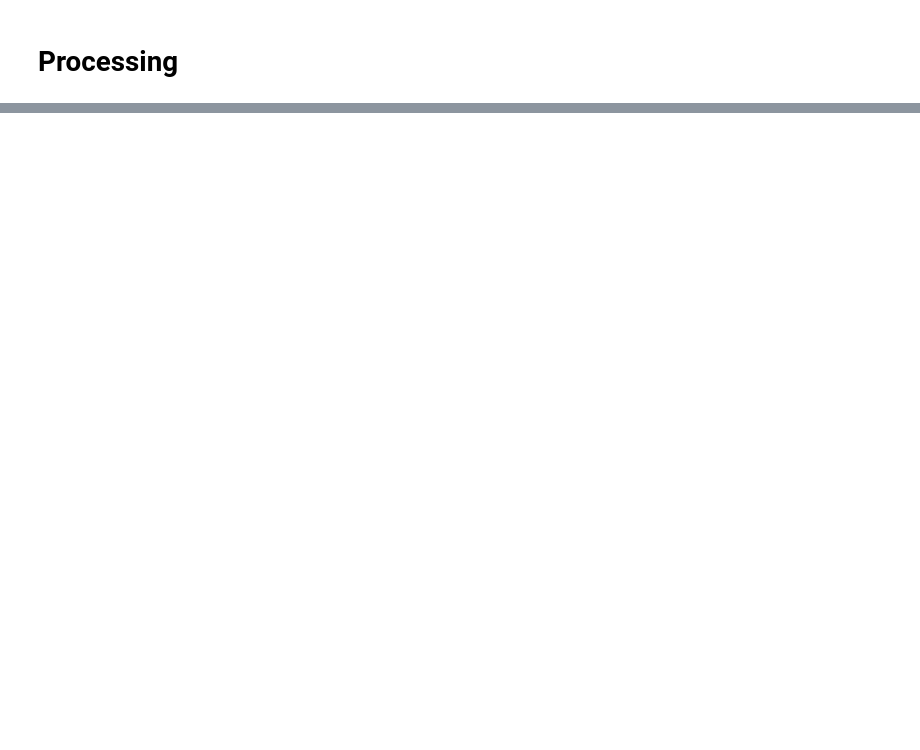
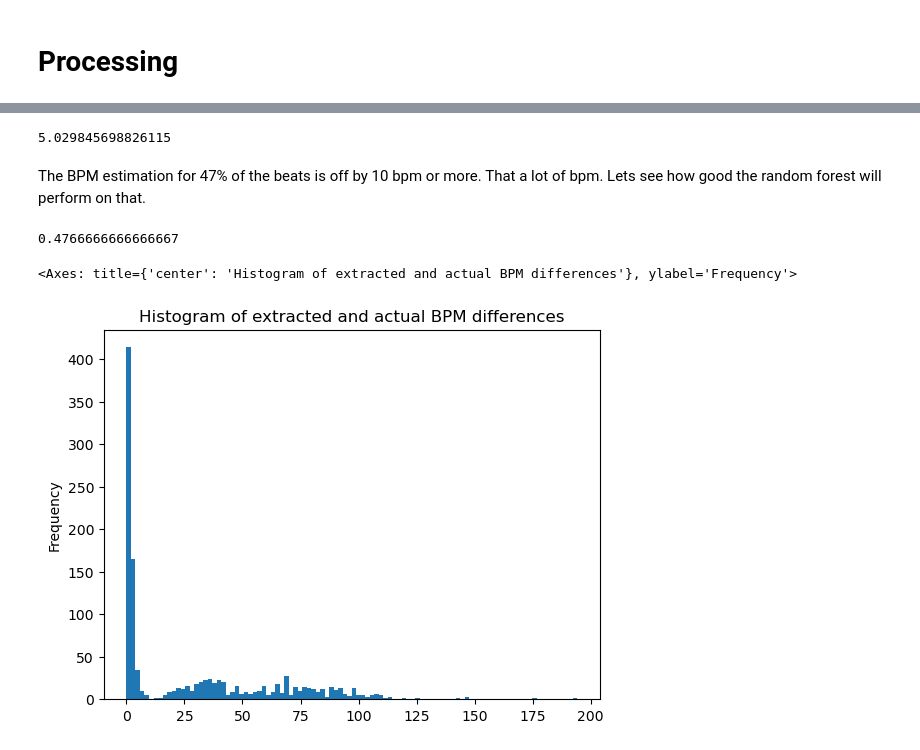
Before and after one commit to Knerten0815/GrooveLens, a Jupyter notebook: Notebooks/balanced_feature_extraction.ipynb, the cells around one changed output, grey strips where cells are left out. Drawn from its saved outputs; the diff is of its cells as text; code cells hidden in the pictures; blank space fills up the shorter version.

```diff
--- a/Notebooks/balanced_feature_extraction.ipynb
+++ b/Notebooks/balanced_feature_extraction.ipynb
@@ -62,9 +78,17 @@ def generate_spectogram(audio_filename, start, end, S_db, sr):
 # %% [markdown]
 # Features
 # %%
+def array_to_string(array):
+    return str(array).replace('\n', '')
+
 def audio_feature_extraction(y, sr, stft, n_fft, hop_length):
+    onset_env = librosa.onset.onset_strength(y=y, sr=sr, hop_length=hop_length)
+    onset_frames = librosa.onset.onset_detect(onset_envelope=onset_env, sr=sr)
+
+    mel_spect = librosa.feature.melspectrogram(y=y, sr=sr, n_fft=n_fft, hop_length=hop_length)
+    mel_spect = librosa.power_to_db(mel_spect, ref=np.max)
+
     # Berechnung der Merkmale
-    onset_env = librosa.onset.onset_strength(y=y, sr=sr, hop_length=hop_length)
     onset_env_mean = onset_env.mean()
     onset_env_std = onset_env.std()
 
@@ -73,6 +97,8 @@ def audio_feature_extraction(y, sr, stft, n_fft, hop_length):
     spectral_flux = np.sqrt(np.mean((np.diff(stft, axis=1))**2, axis=0))
     spectral_flux_mean = spectral_flux.mean()
     spectral_flux_std = spectral_flux.std()
+
+    bpm_extracted, beats = librosa.beat.beat_track(y=y, sr=sr, start_bpm=110, hop_length=hop_length)
 
     # Reduziere n_mels und passe fmax an, um leere Filter zu vermeiden
     n_mels = 40
@@ -111,6 +137,10 @@ def audio_feature_extraction(y, sr, stft, n_fft, hop_length):
     tempogram_std = librosa.feature.tempogram_ratio(y=y, sr=sr).std()
 
     return {
+        'onset_strengths': array_to_string(onset_env),
+        'onset_frames': array_to_string(onset_frames),
+        'melspectogram': mel_spect,
+        'bpm_extracted': bpm_extracted[0],
         'onset_env_mean': onset_env_mean,
         'onset_env_std': onset_env_std,
         'spectral_flux_mean': spectral_flux_mean,
@@ -138,7 +168,7 @@ def process_data(audio_filename, start, end):
     duration = end-start
 
     try:
-        y, sr = librosa.load(audio_path, sr=None, offset=start, duration=duration)
+        y, sr = librosa.load(audio_path, sr=44100, offset=start, duration=duration)
     except Exception as e:
         print(f"Error loading {audio_path}: {e}")
         return
@@ -147,10 +177,11 @@ def process_data(audio_filename, start, end):
     n_fft = min(1024, len(y))
     hop_length = n_fft // 2
     stft = np.abs(librosa.stft(y, n_fft=n_fft, hop_length=hop_length))
-    S_db = librosa.amplitude_to_db(stft, ref=np.max)  # Konvertieren der Amplitude in Dezibel
+    #S_db = librosa.amplitude_to_db(stft, ref=np.max)  # Konvertieren der Amplitude in Dezibel
 
     features = audio_feature_extraction(y, sr, stft, n_fft, hop_length)
-    features['spectrum_filename'] = generate_spectogram(audio_filename, start, end, S_db, sr)
+    features['spectrum_filename'] = generate_spectogram(audio_filename, start, end, features['melspectogram'])
+    features['melspectogram'] = array_to_string(features['melspectogram'])
 
     return pd.Series(features)
 # %% [markdown]
@@ -170,6 +219,7 @@ tqdm.pandas()
 test_mask = data.audio_filename == 'drummer1/session1/145_latin-brazilian-baiao_95_beat_4-4.wav'
 
 new_columns = [
+    'onset_strengths', 'onset_frames', 'melspectogram', 'bpm_extracted',
     "onset_env_mean", "onset_env_std", "mfcc_mean", "mfcc_std",
     "spectral_flux_mean", "spectral_flux_std", "spectral_contrast_mean",
     "spectral_contrast_std", "tonnetz_mean", "tonnetz_std", "rms_mean",
@@ -203,0 +273,17 @@ File already: ..\Datasets\spectrums_cropped_small\drummer1/session1/100_neworlea
+# %%
+bpm_differences = abs(data.bpm - data.bpm_extracted)
+# %%
+bpm_differences.median()
+# %% [output]
+5.029845698826115
+# %% [markdown]
+The BPM estimation for 47% of the beats is off by 10 bpm or more. That a lot of bpm. Lets see how good the random forest will perform on that.
+# %%
+bpm_differences[bpm_differences > 10].count()/bpm_differences.count()
+# %% [output]
+0.4766666666666667
+# %%
+bpm_differences.plot.hist(bins=100, title='Histogram of extracted and actual BPM differences')
+# %% [output]
+<Axes: title={'center': 'Histogram of extracted and actual BPM differences'}, ylabel='Frequency'>
+[figure, added]
```
Also changed, not shown: parts of 18 cells of this notebook, 8 other files.
